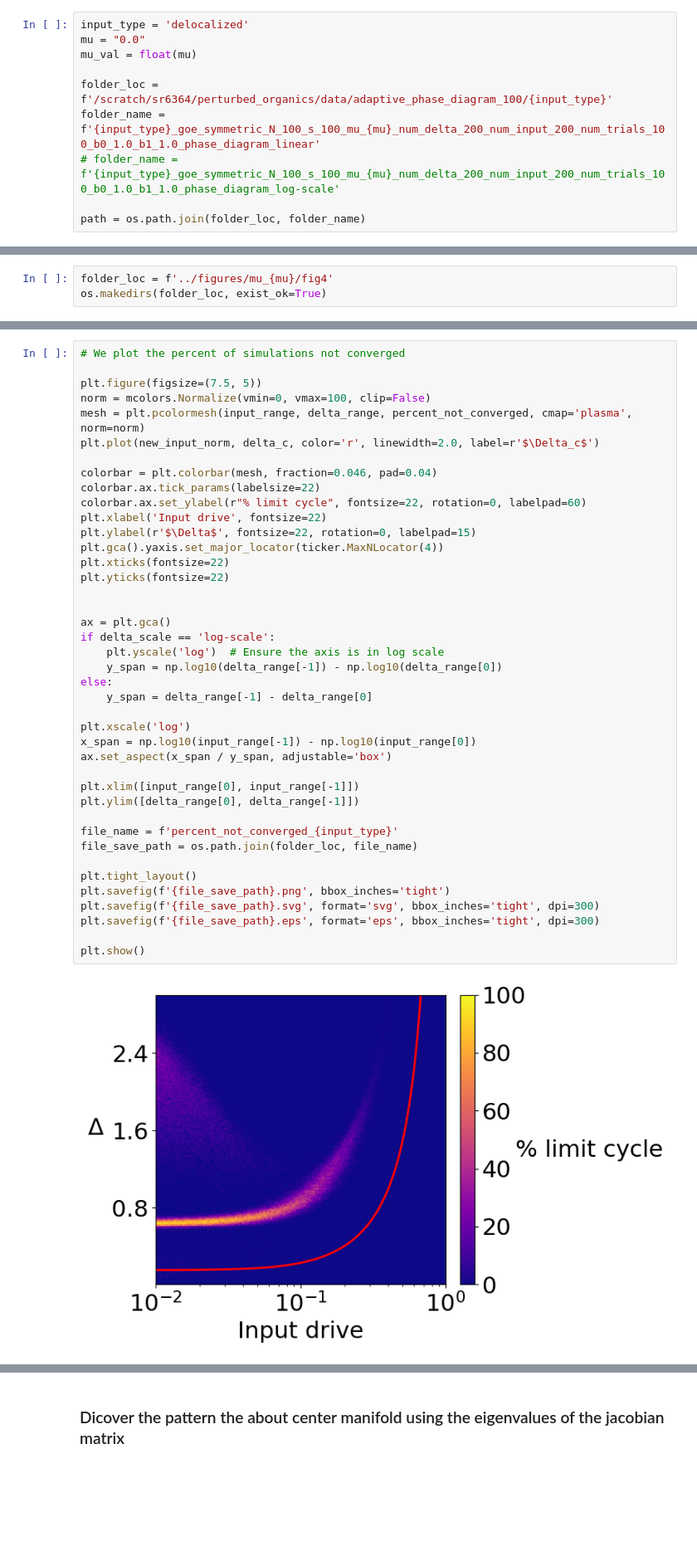
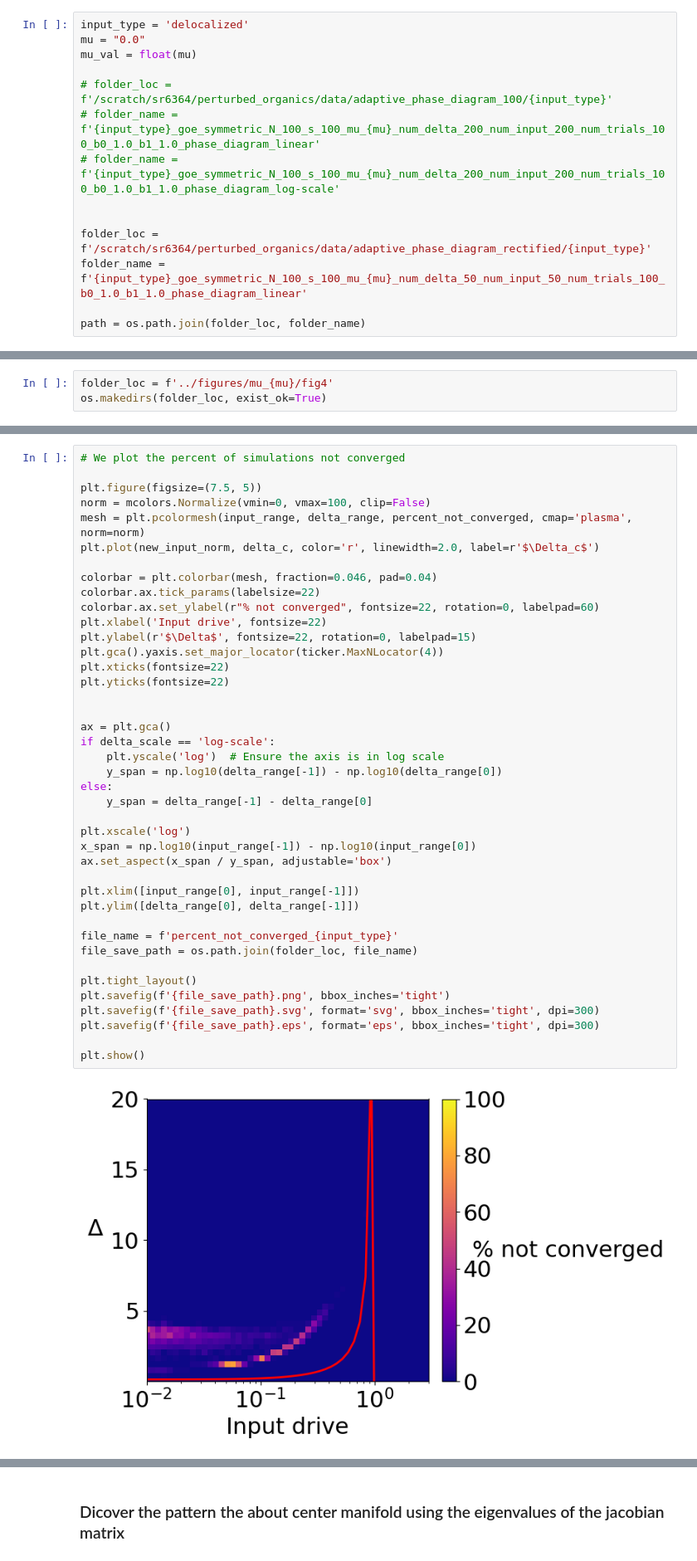
Before and after one commit to shivangrawat/perturbed_organics, a Jupyter notebook: examples/plot_phase_delocalized.ipynb, the cells around one changed output, grey strips where cells are left out. Shown at 83% size. Cells and saved outputs as stored; diff of their text form; blank space fills up the shorter version.

Commit message:
checked rectified organics

```diff
--- a/examples/plot_phase_delocalized.ipynb
+++ b/examples/plot_phase_delocalized.ipynb
@@ -19,10 +19,14 @@ input_type = 'delocalized'
 mu = "0.0"
 mu_val = float(mu)
 
-folder_loc = f'/scratch/sr6364/perturbed_organics/data/adaptive_phase_diagram_100/{input_type}'
-folder_name = f'{input_type}_goe_symmetric_N_100_s_100_mu_{mu}_num_delta_200_num_input_200_num_trials_100_b0_1.0_b1_1.0_phase_diagram_linear'
+# folder_loc = f'/scratch/sr6364/perturbed_organics/data/adaptive_phase_diagram_100/{input_type}'
+# folder_name = f'{input_type}_goe_symmetric_N_100_s_100_mu_{mu}_num_delta_200_num_input_200_num_trials_100_b0_1.0_b1_1.0_phase_diagram_linear'
 # folder_name = f'{input_type}_goe_symmetric_N_100_s_100_mu_{mu}_num_delta_200_num_input_200_num_trials_100_b0_1.0_b1_1.0_phase_diagram_log-scale'
 
+
+folder_loc = f'/scratch/sr6364/perturbed_organics/data/adaptive_phase_diagram_rectified/{input_type}'
+folder_name = f'{input_type}_goe_symmetric_N_100_s_100_mu_{mu}_num_delta_50_num_input_50_num_trials_100_b0_1.0_b1_1.0_phase_diagram_linear'
+
 path = os.path.join(folder_loc, folder_name)
 # %%
 # Load parameters from the JSON file
@@ -231,39 +235,39 @@ plt.plot(new_input_norm, delta_c, color='r', linewidth=2.0, label=r'$\Delta_c$')
 
 colorbar = plt.colorbar(mesh, fraction=0.046, pad=0.04)
 colorbar.ax.tick_params(labelsize=22)
-colorbar.ax.set_ylabel(r"% limit cycle", fontsize=22, rotation=0, labelpad=60)
+colorbar.ax.set_ylabel(r"% not converged", fontsize=22, rotation=0, labelpad=60)
 plt.xlabel('Input drive', fontsize=22)
 plt.ylabel(r'$\Delta$', fontsize=22, rotation=0, labelpad=15)
 plt.gca().yaxis.set_major_locator(ticker.MaxNLocator(4))
 plt.xticks(fontsize=22)
 plt.yticks(fontsize=22)
 
 
 ax = plt.gca()
 if delta_scale == 'log-scale':
     plt.yscale('log')  # Ensure the axis is in log scale
     y_span = np.log10(delta_range[-1]) - np.log10(delta_range[0])
 else:
     y_span = delta_range[-1] - delta_range[0]
 
 plt.xscale('log')
 x_span = np.log10(input_range[-1]) - np.log10(input_range[0])
 ax.set_aspect(x_span / y_span, adjustable='box')
 
 plt.xlim([input_range[0], input_range[-1]])
 plt.ylim([delta_range[0], delta_range[-1]])
 
 file_name = f'percent_not_converged_{input_type}'
 file_save_path = os.path.join(folder_loc, file_name)
 
 plt.tight_layout()
 plt.savefig(f'{file_save_path}.png', bbox_inches='tight')
 plt.savefig(f'{file_save_path}.svg', format='svg', bbox_inches='tight', dpi=300)
 plt.savefig(f'{file_save_path}.eps', format='eps', bbox_inches='tight', dpi=300)
 
 plt.show()
 # %% [output]
-[figure, old version]
+[figure, new version]
 # %%
 # We plot the percent of unstable detected
 
```
Also changed, not shown: parts of 17 cells of this notebook, 4 other files.
